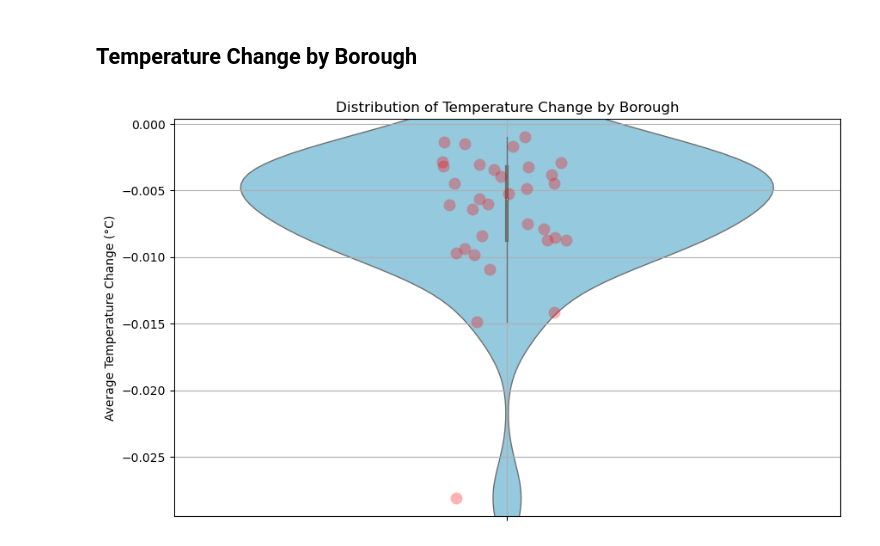
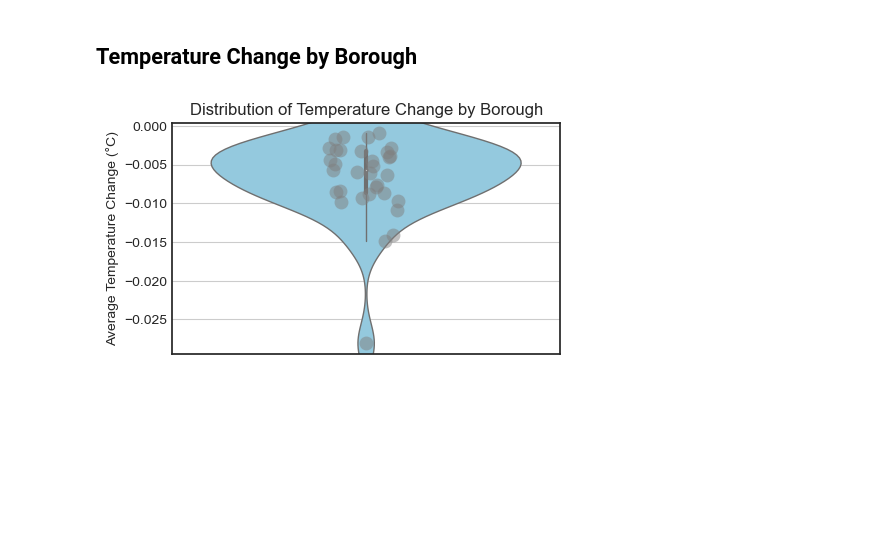
Before and after one commit to natcap/urban-cooling-health, a Jupyter notebook: scripts/invest_result_analysis.ipynb, the cells around one changed output. Cells and saved outputs as stored; diff of their text form; code cells hidden in the pictures; blank space fills up the shorter version.

```diff
--- a/scripts/invest_result_analysis.ipynb
+++ b/scripts/invest_result_analysis.ipynb
@@ -284,9 +379,6 @@ plt.show()
 
 
 # --- Step 5: Violin Plot by Administrative Region ---
-# Load administrative boundaries
-gdf = gpd.read_file(admin_shapefile)
-
 # Compute zonal statistics (mean temperature change per region)
 zonal_stats_result = zonal_stats(admin_shapefile, temp_change, stats=["mean"], affine=transform)
 gdf["temp_change_mean"] = [z["mean"] for z in zonal_stats_result]  # Add results to GeoDataFrame
@@ -296,37 +388,38 @@ import pandas as pd
 import seaborn as sns
 import matplotlib.pyplot as plt
 
 # Convert zonal stats to DataFrame
 df_zonal = pd.DataFrame(zonal_stats_result)
 df_zonal["GSS_CODE"] = gpd.read_file(admin_shapefile)["GSS_CODE"]  # Assuming GSS_CODE exists
 df_zonal["temp_change_mean"] = [z["mean"] for z in zonal_stats_result]
 
 # Plot Violin Plot with Jittered Points
-plt.figure(figsize=(10, 6))
+plt.figure(figsize=(5, 3))
 
 # Violin Plot (Temperature Change Distribution by Region)
 sns.violinplot(y=df_zonal["temp_change_mean"],
 
                color="skyblue",
                linewidth=1,  # Border thickness
-            #    inner="quartile",
-            #    inner_kws=dict(box_width=15, whis_width=2, color=".8")
-            #    line_kws={"color": "red", "linewidth": 5}  # Custom quartile line color
+               # inner="quartile",
+               # inner_kws=dict(box_width=25, whis_width=4, color="silver")
+               # line_kws={"color": "red", "linewidth": 5}  # Custom quartile line color
                )
 
 # Jittered Points (to show actual data points)
-sns.stripplot(y=df_zonal["temp_change_mean"], color="red", size=10, jitter=True, alpha=0.3)
+sns.stripplot(y=df_zonal["temp_change_mean"], color="gray", size=10, jitter=True, alpha=0.5)
 
 # Labels & Formatting
 plt.ylabel("Average Temperature Change (°C)")
 plt.title("Distribution of Temperature Change by Borough")
 plt.grid(True)
 
 # Save plot
-output_plot_path = os.path.join(figures_dir, "temperature_change_violin_plot_Borough.png")
+f = "temperature_change_violin_plot_Borough_" + v + ".png"
+output_plot_path = os.path.join(figures_dir, f)
 plt.savefig(output_plot_path, dpi=300, bbox_inches="tight", transparent=True)
 
 # Show Plot
 plt.show()
 # %% [output]
-[figure, old version]
+[figure, new version]
```
Also changed, not shown: parts of 9 cells of this notebook.
